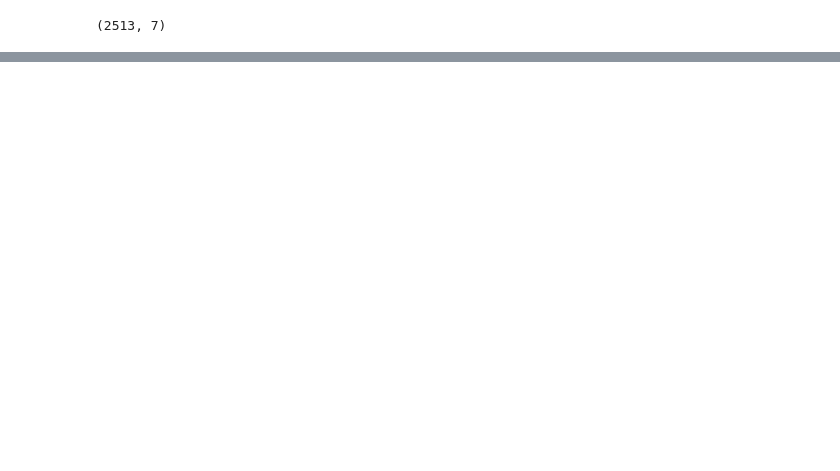
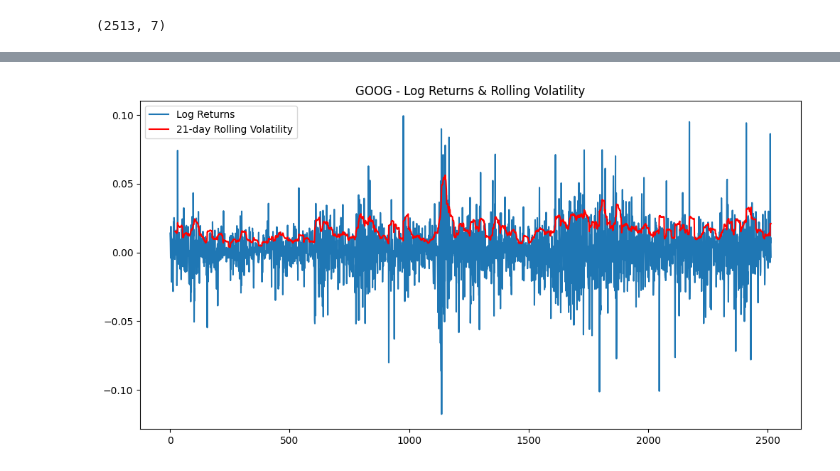
Before and after one commit to kamijoseph/Stocks-Price-Prediction-WebApp, a Jupyter notebook: notebook/model.ipynb, the cells around one changed output, grey strips where cells are left out. Saved outputs shown, nothing was run; the diff lists cells and outputs as text; code cells hidden in the pictures; blank space fills up the shorter version.

Commit message:
exploratory data analysis

```diff
--- a/notebook/model.ipynb
+++ b/notebook/model.ipynb
@@ -240,0 +281,5 @@ data.shape
+# %%
+# volatility visualization
+window = 21
+data['Rolling_Vol'] = data['Log_Returns'].rolling(window).std()
+data.sample(10)
@@ -240,0 +298,9 @@ data.shape
+# %%
+plt.figure(figsize=(12,6))
+plt.plot(data['Log_Returns'], label='Log Returns')
+plt.plot(data['Rolling_Vol'], label=f'{window}-day Rolling Volatility', color='red')
+plt.legend()
+plt.title(f"{ticker} - Log Returns & Rolling Volatility")
+plt.show()
+# %% [output]
+[figure, added]
```
Also changed, not shown: parts of 15 cells of this notebook, 2 other files.
